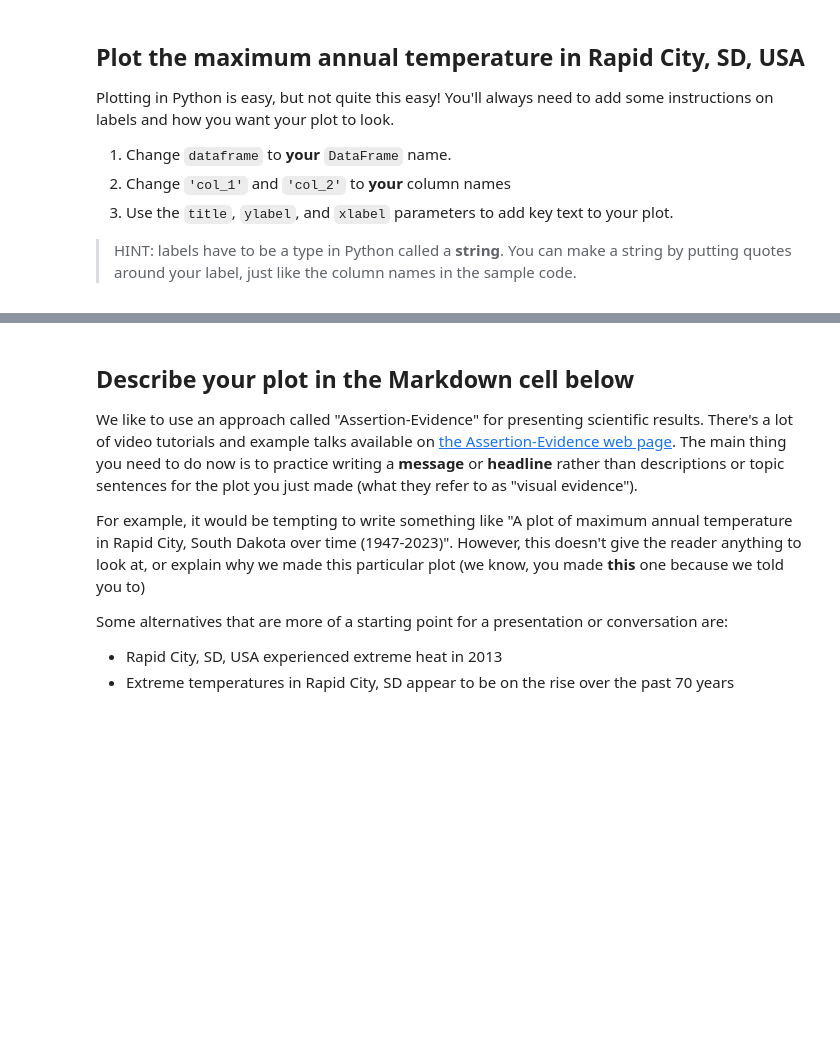
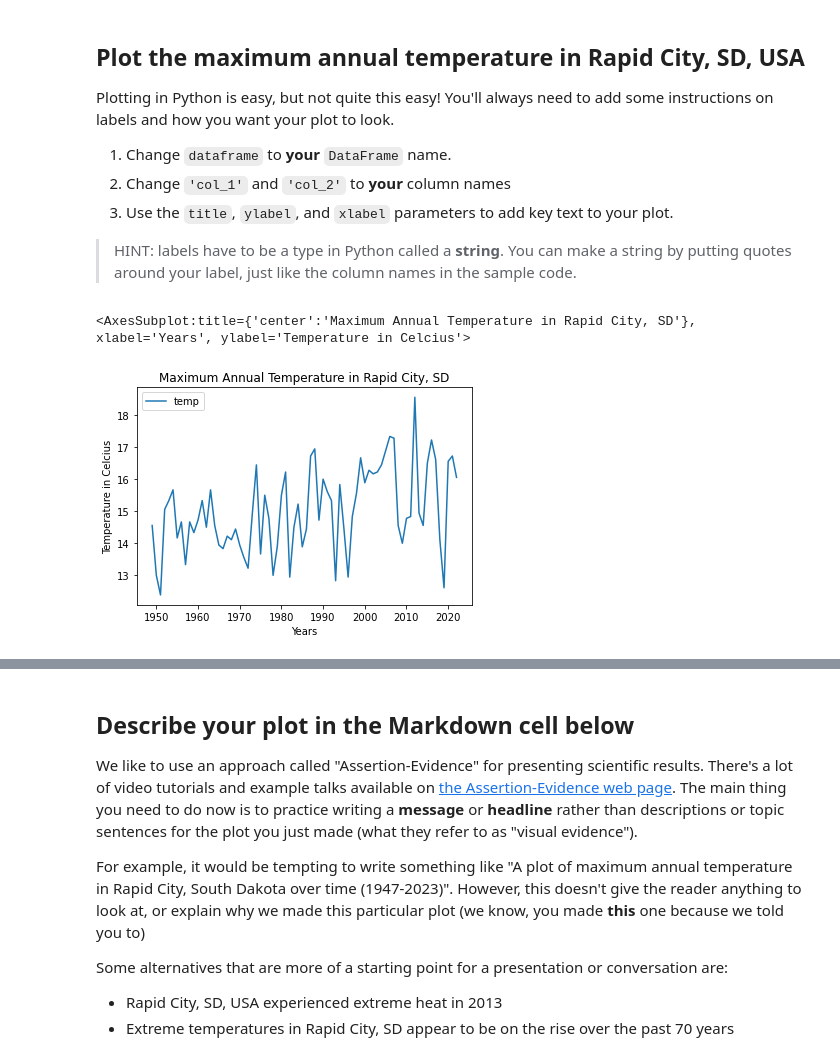
Before and after one commit to megsmedes/get-started-with-reproducible-science-megsmedes, a Jupyter notebook: Get Started with Open Reproducible Science!.ipynb, the cells around one changed output, grey strips where cells are left out. Cells and saved outputs as stored; diff of their text form; code cells hidden in the pictures; blank space fills up the shorter version.

Commit message:
Plotted_points_made_graph

```diff
--- a/Get Started with Open Reproducible Science!.ipynb
+++ b/Get Started with Open Reproducible Science!.ipynb
@@ -419,3 +417,11 @@ dataframe.plot(x='col_1', y='col_2')
+# %%
+#plotting and labeling axes
+rapid_city_df.plot(x='years', y='temp', title="Maximum "
+                   "Annual Temperature in Rapid City, SD",
+                   ylabel="Temperature in Celcius", xlabel="Years")
+# %% [output]
+<AxesSubplot:title={'center':'Maximum Annual Temperature in Rapid City, SD'}, xlabel='Years', ylabel='Temperature in Celcius'>
+[figure, added]
 # %% [markdown]
 **THIS ISN'T THE END! Don't forget to complete the next task where you will describe your plot**
 
```
Also changed, not shown: parts of 1 cell of this notebook.
